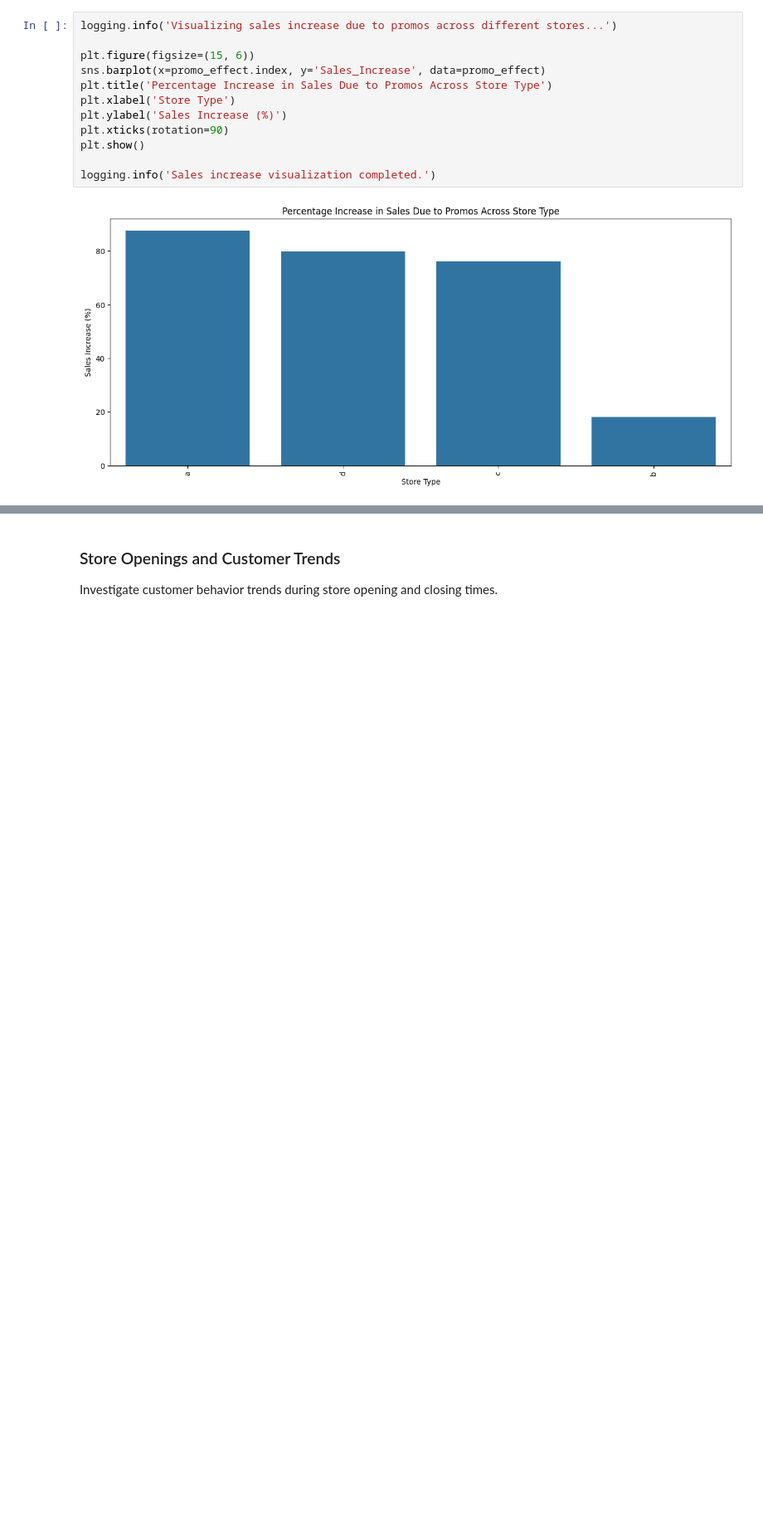
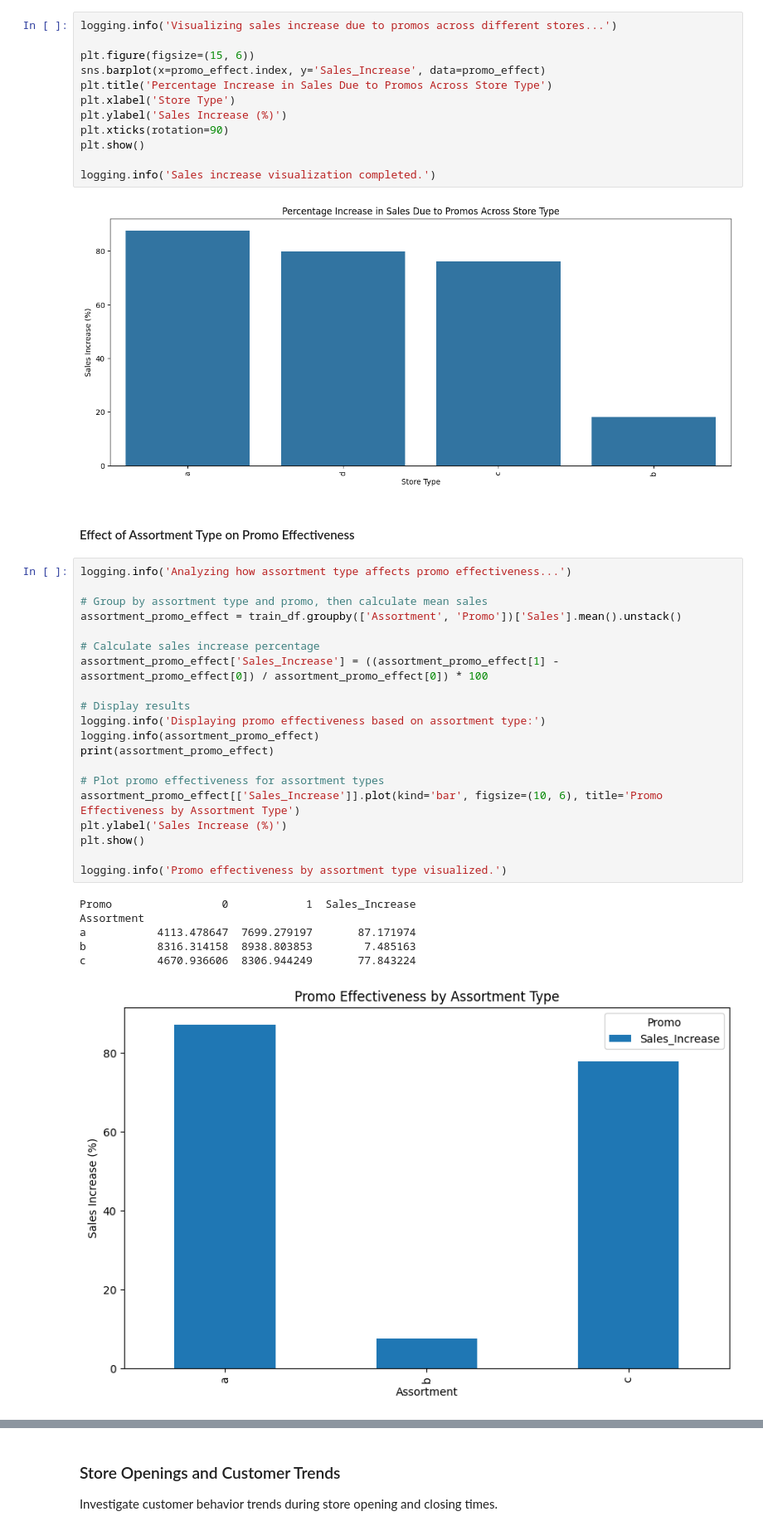
Before and after one commit to zol23-g/Sales_Forecasting_Rossmann_Pharmaceuticals, a Jupyter notebook: notebooks/exploratory analysis .ipynb, the cells around one changed output, grey strips where cells are left out. Shown at 83% size. Saved outputs shown, nothing was run; the diff lists cells and outputs as text; blank space fills up the shorter version.

```diff
--- a/notebooks/eda.ipynb
+++ b/notebooks/exploratory analysis .ipynb
@@ -261,3 +259,32 @@ plt.show()
 logging.info('Sales increase visualization completed.')
 # %% [output]
 [figure]
+# %% [markdown]
+#### Effect of Assortment Type on Promo Effectiveness
+# %%
+logging.info('Analyzing how assortment type affects promo effectiveness...')
+
+# Group by assortment type and promo, then calculate mean sales
+assortment_promo_effect = train_df.groupby(['Assortment', 'Promo'])['Sales'].mean().unstack()
+
+# Calculate sales increase percentage
+assortment_promo_effect['Sales_Increase'] = ((assortment_promo_effect[1] - assortment_promo_effect[0]) / assortment_promo_effect[0]) * 100
+
+# Display results
+logging.info('Displaying promo effectiveness based on assortment type:')
+logging.info(assortment_promo_effect)
+print(assortment_promo_effect)
+
+# Plot promo effectiveness for assortment types
+assortment_promo_effect[['Sales_Increase']].plot(kind='bar', figsize=(10, 6), title='Promo Effectiveness by Assortment Type')
+plt.ylabel('Sales Increase (%)')
+plt.show()
+
+logging.info('Promo effectiveness by assortment type visualized.')
+# %% [output]
+Promo                 0            1  Sales_Increase
+Assortment
+a           4113.478647  7699.279197       87.171974
+b           8316.314158  8938.803853        7.485163
+c           4670.936606  8306.944249       77.843224
+[figure, added]
```
Also changed, not shown: parts of 5 cells of this notebook, 4 other files.
